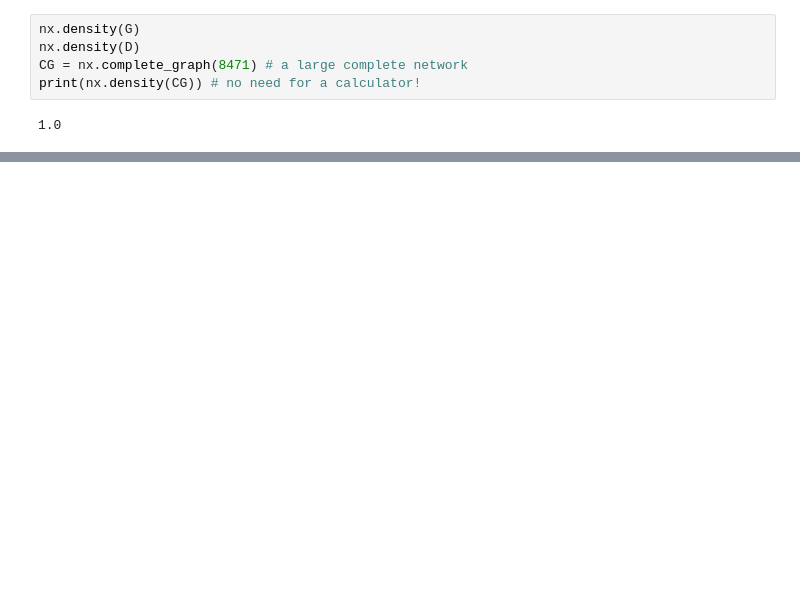
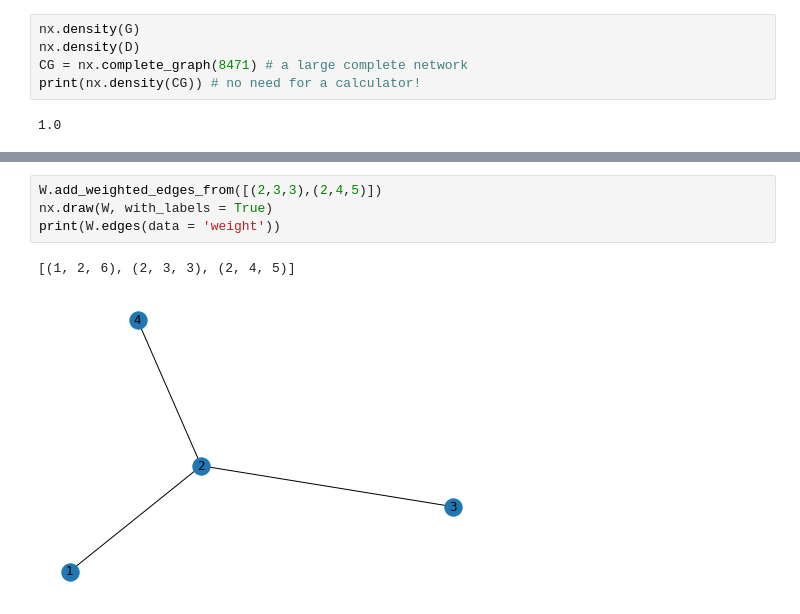
Before and after one commit to caroarriaga/FirstCourseNetworkScience, a Jupyter notebook: tutorials/Chapter 1 Tutorial.ipynb, the cells around one changed output, grey strips where cells are left out. Saved outputs shown, nothing was run; the diff lists cells and outputs as text; blank space fills up the shorter version.

```diff
--- a/tutorials/Chapter 1 Tutorial.ipynb
+++ b/tutorials/Chapter 1 Tutorial.ipynb
@@ -453,0 +477,7 @@ print(nx.density(CG)) # no need for a calculator!
+# %%
+W.add_weighted_edges_from([(2,3,3),(2,4,5)])
+nx.draw(W, with_labels = True)
+print(W.edges(data = 'weight'))
+# %% [output]
+[(1, 2, 6), (2, 3, 3), (2, 4, 5)]
+[figure, added]
```
Also changed, not shown: parts of 25 cells of this notebook, 2 other files.
